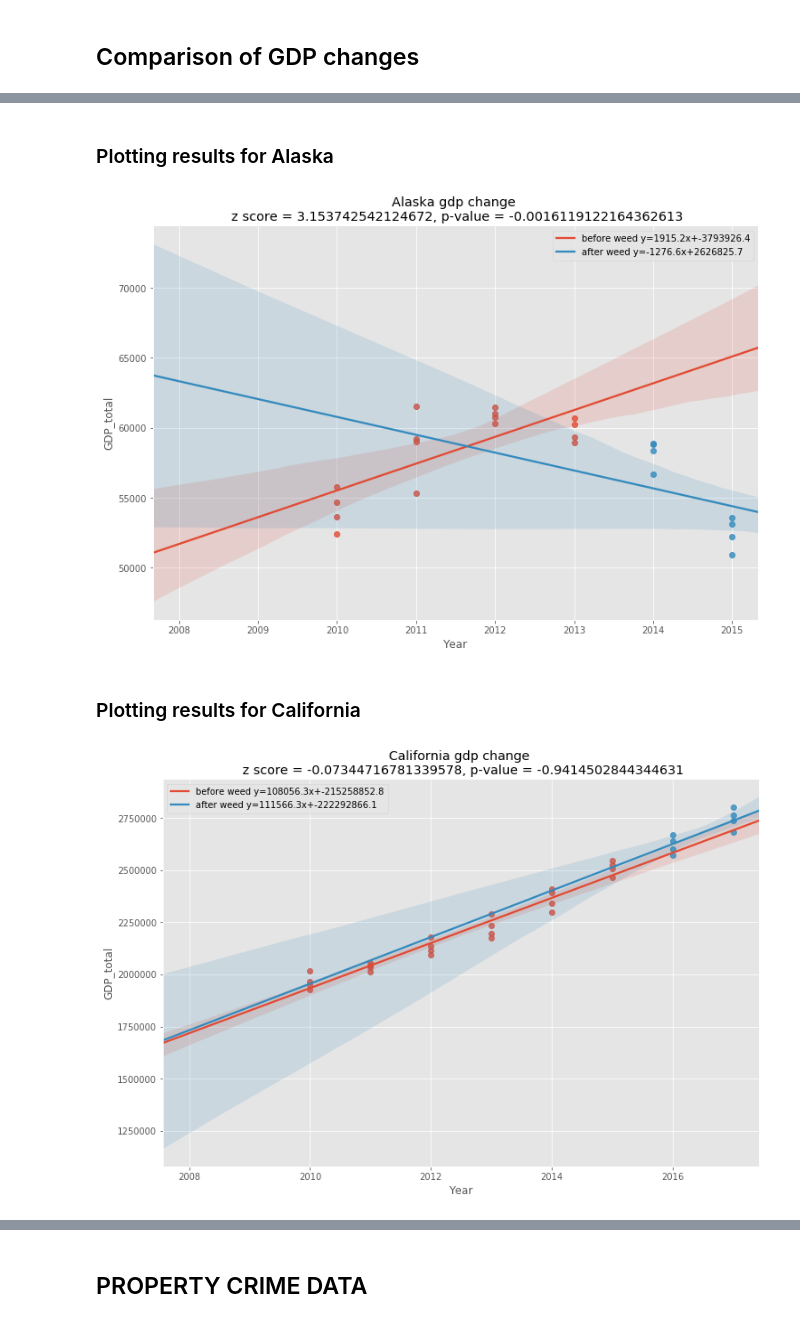
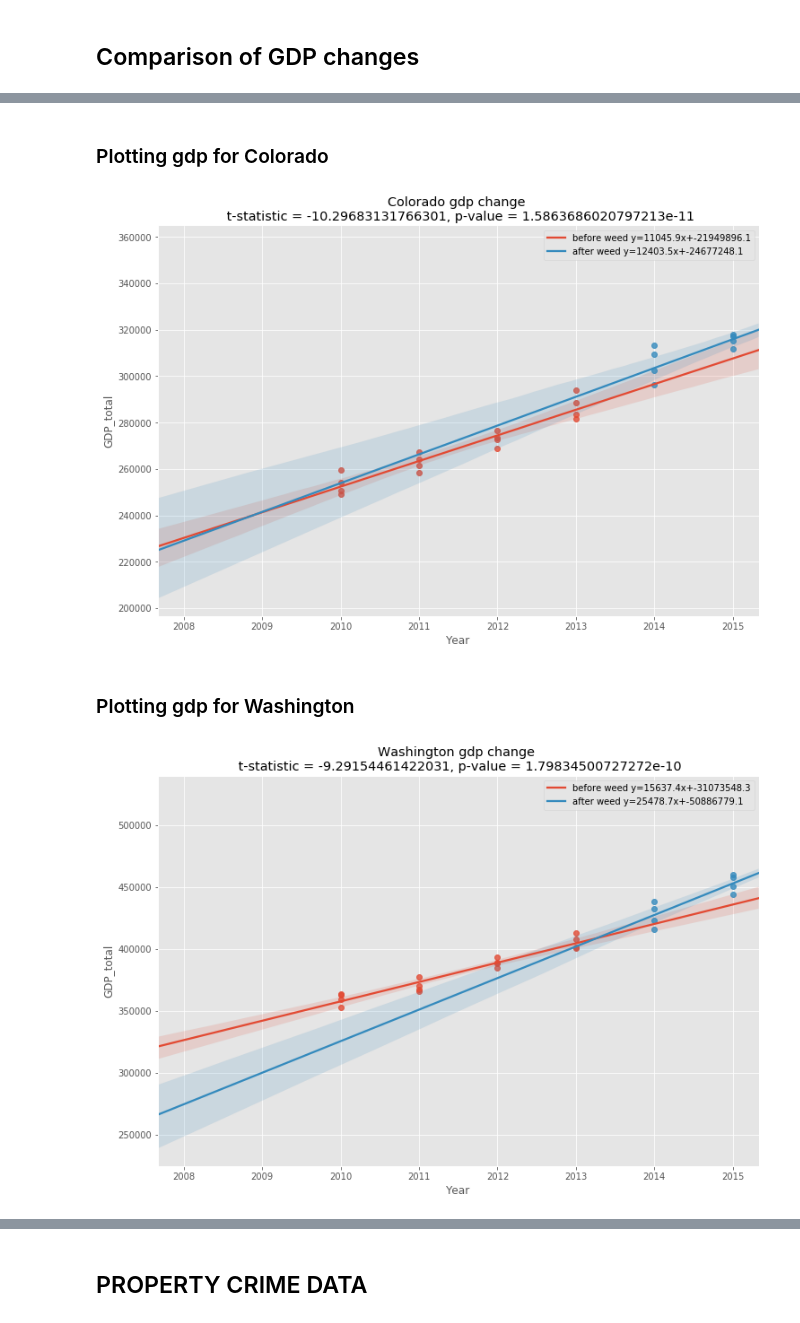
Before and after one commit to bowielh/Project2_Group1, a Jupyter notebook: Statistical Analysis.ipynb, the cells around one changed output, grey strips where cells are left out. Saved outputs shown, nothing was run; the diff lists cells and outputs as text; code cells hidden in the pictures.

```diff
--- a/Statistical Analysis.ipynb
+++ b/Statistical Analysis.ipynb
@@ -251,44 +207,45 @@ https://pandas.pydata.org/pandas-docs/stable/indexing.html#deprecate-loc-reindex
 # %% [markdown]
-### Plotting results for Alaska
+### Plotting gdp for Colorado
 # %%
-slope1, intercept1, r_value1, p_value1, std_err1 = stats.linregress(A_pre_gdp["Year"], A_pre_gdp["GDP_total"])
-slope2, intercept2, r_value2, p_value2, std_err2 = stats.linregress(A_post_gdp["Year"], A_post_gdp["GDP_total"])
-line1 = sns.regplot("Year", "GDP_total", A_pre_gdp, line_kws={'label':"before weed" + " "+"y={0:.1f}x+{1:.1f}".format(slope1,intercept1)})
+slope1, intercept1, r_value1, p_value1, std_err1 = stats.linregress(CO_pre_gdp["Year"], CO_pre_gdp["GDP_total"])
+slope2, intercept2, r_value2, p_value2, std_err2 = stats.linregress(CO_post_gdp["Year"], CO_post_gdp["GDP_total"])
+line1 = sns.regplot("Year", "GDP_total", CO_pre_gdp, line_kws={'label':"before weed" + " "+"y={0:.1f}x+{1:.1f}".format(slope1,intercept1)})
 line1.legend()
 line1.figure.set_size_inches(12, 8)
 sns.despine()
-line2 = sns.regplot("Year", "GDP_total", A_post_gdp, line_kws={'label': "after weed" + " "+"y={0:.1f}x+{1:.1f}".format(slope2,intercept2)})
+line2 = sns.regplot("Year", "GDP_total", CO_post_gdp, line_kws={'label': "after weed" + " "+"y={0:.1f}x+{1:.1f}".format(slope2,intercept2)})
 line2.legend()
 
-md = slope1 - slope2
-se = np.sqrt(np.var(A_pre_gdp["GDP_total"])/len(A_pre_gdp["GDP_total"]) + np.var(A_post_gdp["GDP_total"])/len(A_post_gdp["GDP_total"]))
-lcl,ucl = md-2*se,md+2*se
-z = md/se
-pvalue = -2*norm.cdf(-np.abs(z))
+a = CO_pre_gdp["GDP_total"].values.tolist()
+b = CO_post_gdp["GDP_total"].values.tolist()
 
-line2.set_title(f'Alaska gdp change \n z score = {z}, p-value = {pvalue}')
-plt.savefig("Alaska_gdp_change.png")
+# runnning a t-test
+tCO, pCO = stats.ttest_ind(a,b)
+
+
+line2.set_title(f'Colorado gdp change \n t-statistic = {tCO}, p-value = {pCO}')
+plt.savefig("Colorado_gdp_change.png")
 # %% [output]
-[figure, old version]
+[figure, new version]
 # %% [markdown]
-### Plotting results for California
+### Plotting gdp for Washington
 # %%
-slope1, intercept1, r_value1, p_value1, std_err1 = stats.linregress(CA_pre_gdp["Year"], CA_pre_gdp["GDP_total"])
-slope2, intercept2, r_value2, p_value2, std_err2 = stats.linregress(CA_post_gdp["Year"], CA_post_gdp["GDP_total"])
-line1 = sns.regplot("Year", "GDP_total", CA_pre_gdp, line_kws={'label':"before weed" + " "+"y={0:.1f}x+{1:.1f}".format(slope1,intercept1)})
+slope1, intercept1, r_value, p_value, std_err = stats.linregress(WA_pre_gdp["Year"], WA_pre_gdp["GDP_total"])
+slope2, intercept2, r_value, p_value, std_err = stats.linregress(WA_post_gdp["Year"], WA_post_gdp["GDP_total"])
+line1 = sns.regplot("Year", "GDP_total", WA_pre_gdp, line_kws={'label':"before weed" + " "+"y={0:.1f}x+{1:.1f}".format(slope1,intercept1)})
 line1.legend()
 line1.figure.set_size_inches(12, 8)
-sns.despine()
-line2 = sns.regplot("Year", "GDP_total", CA_post_gdp, line_kws={'label': "after weed" + " "+"y={0:.1f}x+{1:.1f}".format(slope2,intercept2)})
+line2 = sns.regplot("Year", "GDP_total", WA_post_gdp, line_kws={'label': "after weed" + " "+"y={0:.1f}x+{1:.1f}".format(slope2,intercept2)})
 line2.legend()
-md = slope1 - slope2
-se = np.sqrt(np.var(CA_pre_gdp["GDP_total"])/len(CA_pre_gdp["GDP_total"]) + np.var(CA_post_gdp["GDP_total"])/len(CA_post_gdp["GDP_total"]))
-lcl,ucl = md-2*se,md+2*se
-z = md/se
-pvalue = -2*norm.cdf(-np.abs(z))
 
-line2.set_title(f'California gdp change \n z score = {z}, p-value = {pvalue}')
-plt.savefig("California_gdp_change.png")
+a = WA_pre_gdp["GDP_total"].values.tolist()
+b = WA_post_gdp["GDP_total"].values.tolist()
+
+# runnning a t-test
+tWA, pWA = stats.ttest_ind(a,b)
+
+line2.set_title(f'Washington gdp change \n t-statistic = {tWA}, p-value = {pWA}')
+plt.savefig("Washington_gdp_change.png")
 # %% [output]
-[figure, old version]
+[figure, new version]
 # %% [markdown]
```
Also changed, not shown: parts of 27 cells of this notebook, 9 other files.
